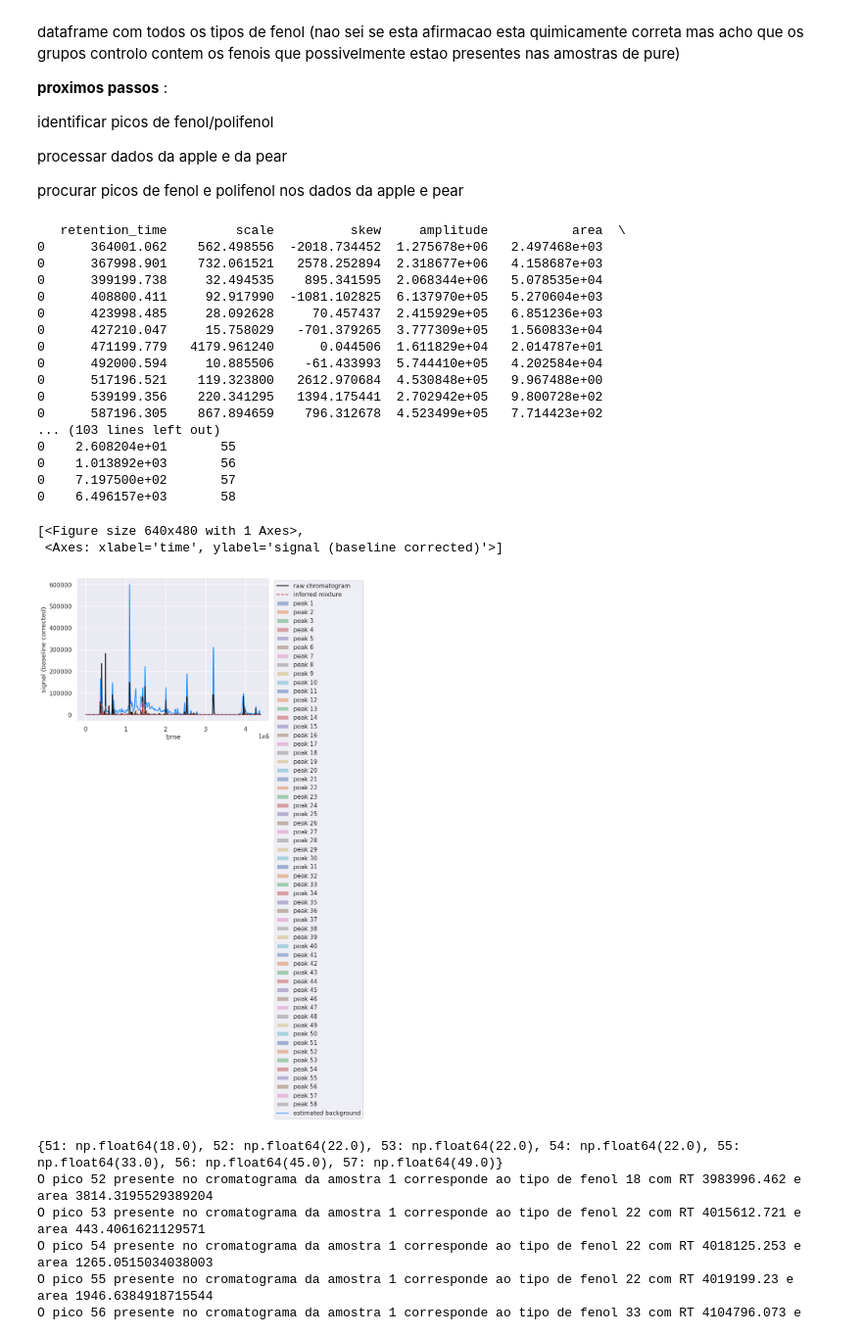
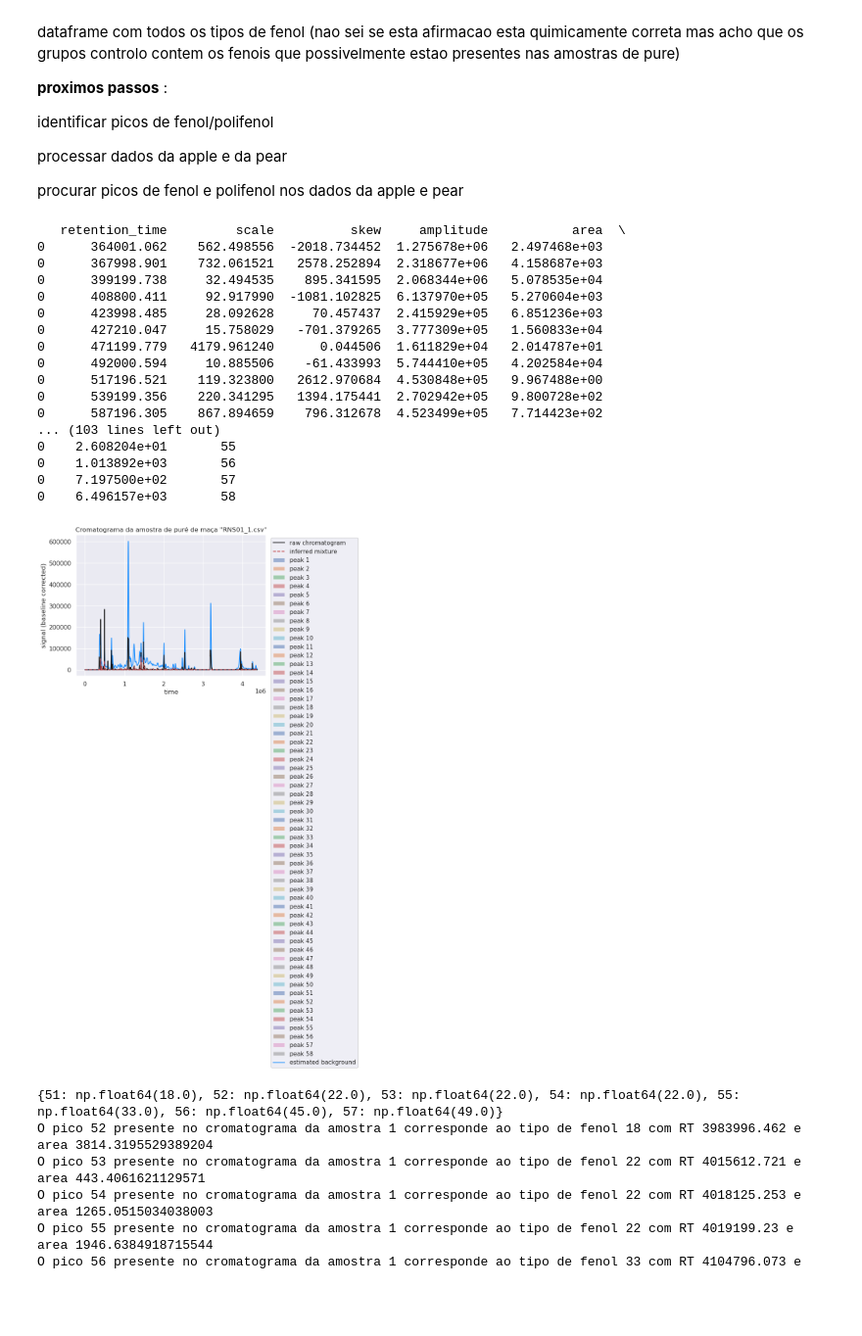
Before and after one commit to amarcos20/PolyFoxScreen, a Jupyter notebook: pipeline.ipynb, the cells around one changed output. Shown: that part at 98% size. Cells and saved outputs as stored; diff of their text form; code cells hidden in the pictures; blank space fills up the shorter version.

```diff
--- a/pipeline.ipynb
+++ b/pipeline.ipynb
@@ -171,30 +177,30 @@ procurar picos de fenol e polifenol nos dados da apple e pear
 # %%
 amostra1 = load_chromatogram('Data_PolyFoxScreen_CSV/Apple/RNS01_1.csv', cols={'RT(milliseconds)':'time', 'TIC': 'signal' }, delimiter=',')
 cromatograma_amostra1 = Chromatogram(amostra1, cols={'time': 'time', 'signal': 'signal'})
 dados_picos_amostra1 = cromatograma_amostra1.fit_peaks(prominence=0.01,correct_baseline=True,buffer=100,approx_peak_width=1e4)
 print(dados_picos_amostra1)
-cromatograma_amostra1.show()
+fig, ax = cromatograma_amostra1.show()
+ax.set_title('Cromatograma da amostra de puré de maça "RNS01_1.csv"')
+plt.show()
 # %% [output]
    retention_time         scale          skew     amplitude           area  \
 0      364001.062    562.498556  -2018.734452  1.275678e+06   2.497468e+03
 0      367998.901    732.061521   2578.252894  2.318677e+06   4.158687e+03
 0      399199.738     32.494535    895.341595  2.068344e+06   5.078535e+04
 0      408800.411     92.917990  -1081.102825  6.137970e+05   5.270604e+03
 0      423998.485     28.092628     70.457437  2.415929e+05   6.851236e+03
 0      427210.047     15.758029   -701.379265  3.777309e+05   1.560833e+04
 0      471199.779   4179.961240      0.044506  1.611829e+04   2.014787e+01
 0      492000.594     10.885506    -61.433993  5.744410e+05   4.202584e+04
 0      517196.521    119.323800   2612.970684  4.530848e+05   9.967488e+00
 0      539199.356    220.341295   1394.175441  2.702942e+05   9.800728e+02
 0      587196.305    867.894659    796.312678  4.523499e+05   7.714423e+02
 ... (103 lines left out)
 0    2.608204e+01       55
 0    1.013892e+03       56
 0    7.197500e+02       57
 0    6.496157e+03       58
-[<Figure size 640x480 with 1 Axes>,
- <Axes: xlabel='time', ylabel='signal (baseline corrected)'>]
-[figure, old version]
+[figure, new version]
 # %%
 rt_picos_amostra1 = dados_picos_amostra1['retention_time']
 area_picos_amostra1 = dados_picos_amostra1['area']
```
Also changed, not shown: parts of 1 cell of this notebook.
